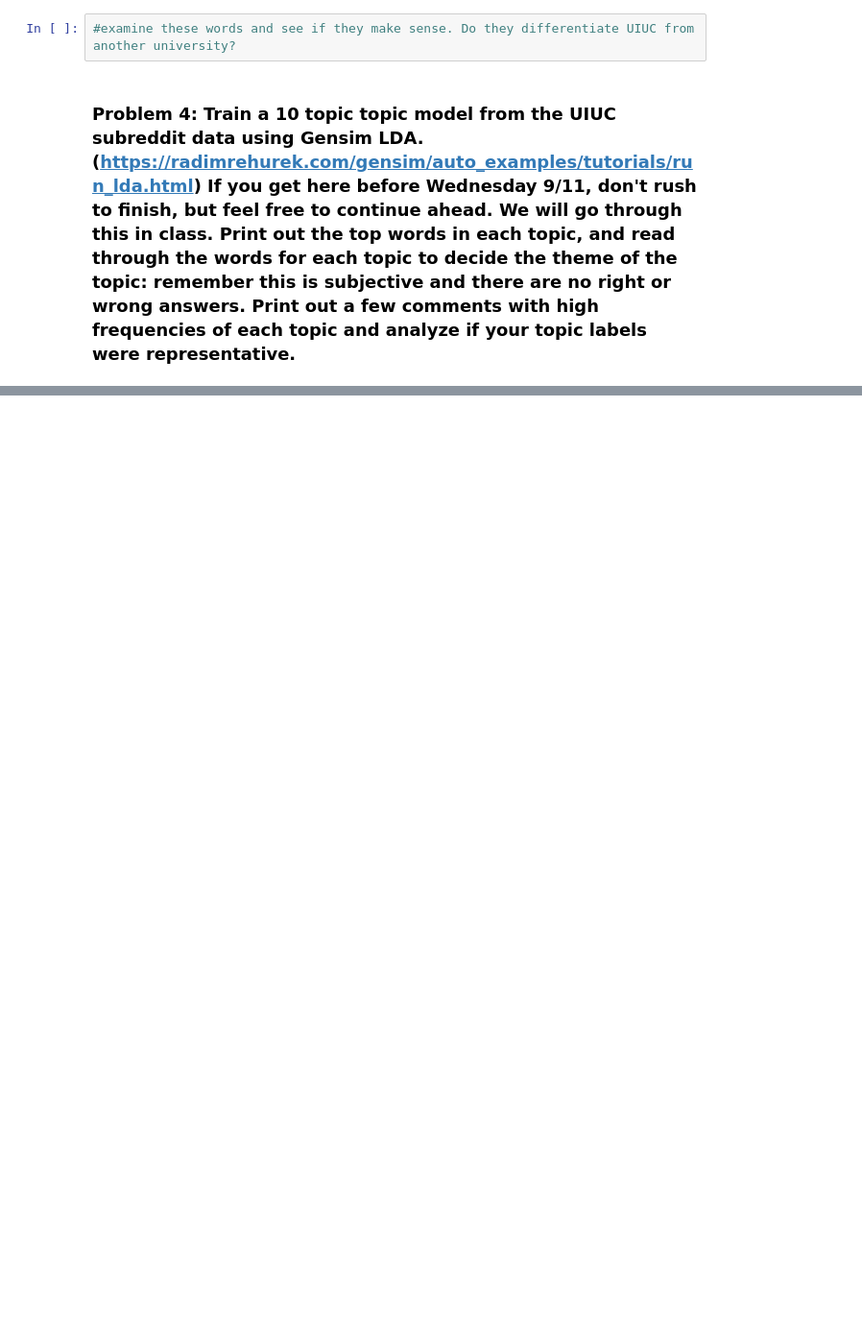
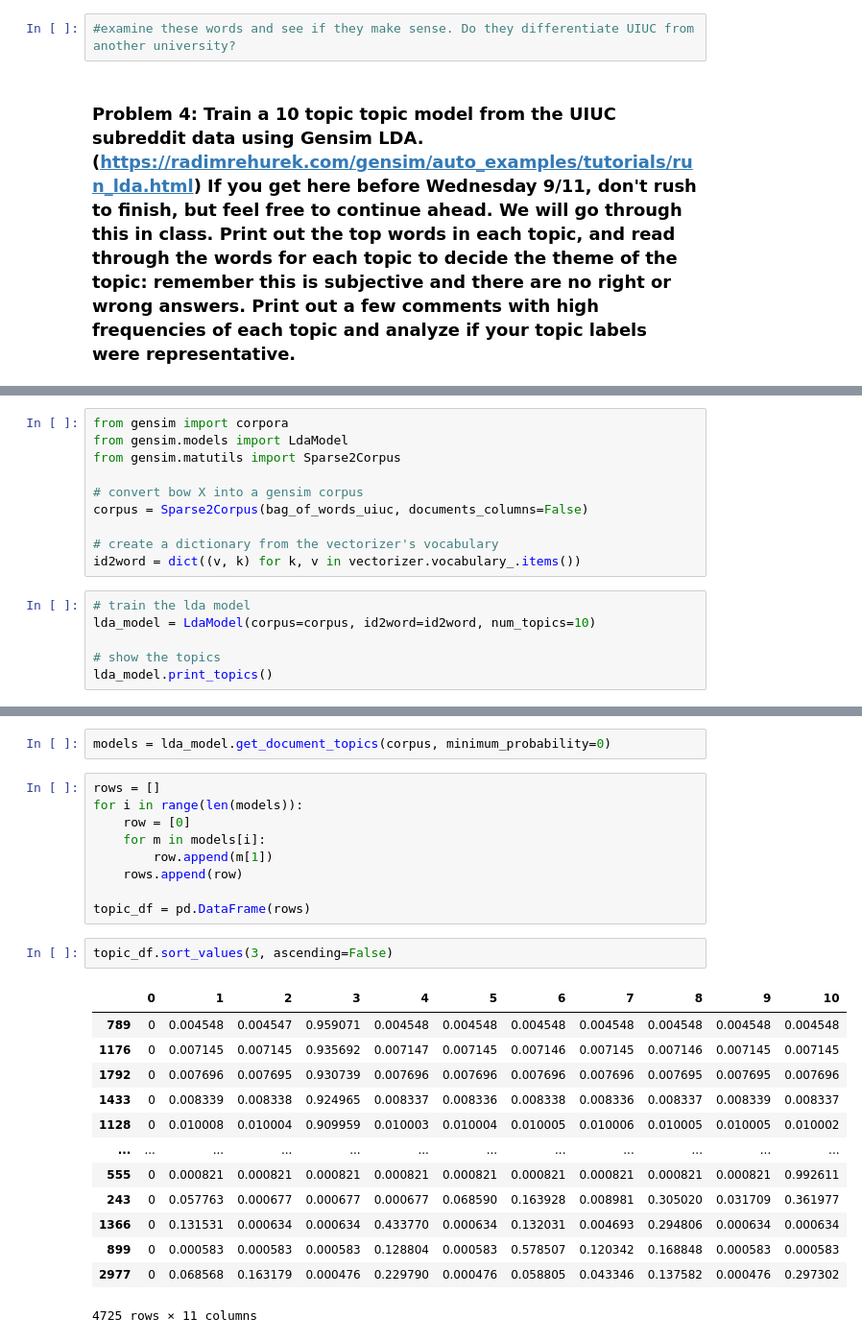
Before and after one commit to saysay2/project1-counting-words, a Jupyter notebook: project1.ipynb, the cells around one changed output, grey strips where cells are left out. Shown at 96% size. Saved outputs shown, nothing was run; the diff lists cells and outputs as text; blank space fills up the shorter version.

```diff
--- a/project1.ipynb
+++ b/project1.ipynb
@@ -583,0 +599,16 @@ top_10_positive
+# %%
+from gensim import corpora
+from gensim.models import LdaModel
+from gensim.matutils import Sparse2Corpus
+
+# convert bow X into a gensim corpus
+corpus = Sparse2Corpus(bag_of_words_uiuc, documents_columns=False)
+
+# create a dictionary from the vectorizer's vocabulary
+id2word = dict((v, k) for k, v in vectorizer.vocabulary_.items())
+# %%
+# train the lda model
+lda_model = LdaModel(corpus=corpus, id2word=id2word, num_topics=10)
+
+# show the topics
+lda_model.print_topics()
@@ -583,0 +647,27 @@ top_10_positive
+# %%
+models = lda_model.get_document_topics(corpus, minimum_probability=0)
+# %%
+rows = []
+for i in range(len(models)):
+    row = [0]
+    for m in models[i]:
+        row.append(m[1])
+    rows.append(row)
+
+topic_df = pd.DataFrame(rows)
+# %%
+topic_df.sort_values(3, ascending=False)
+# %% [output]
+|  | 0 | 1 | 2 | 3 | 4 | 5 | 6 | 7 | 8 | 9 | 10 |
+| 789 | 0 | 0.004548 | 0.004547 | 0.959071 | 0.004548 | 0.004548 | 0.004548 | 0.004548 | 0.004548 | 0.004548 | 0.004548 |
+| 1176 | 0 | 0.007145 | 0.007145 | 0.935692 | 0.007147 | 0.007145 | 0.007146 | 0.007145 | 0.007146 | 0.007145 | 0.007145 |
+| 1792 | 0 | 0.007696 | 0.007695 | 0.930739 | 0.007696 | 0.007696 | 0.007696 | 0.007696 | 0.007695 | 0.007695 | 0.007696 |
+| 1433 | 0 | 0.008339 | 0.008338 | 0.924965 | 0.008337 | 0.008336 | 0.008338 | 0.008336 | 0.008337 | 0.008339 | 0.008337 |
+| 1128 | 0 | 0.010008 | 0.010004 | 0.909959 | 0.010003 | 0.010004 | 0.010005 | 0.010006 | 0.010005 | 0.010005 | 0.010002 |
+| ... | ... | ... | ... | ... | ... | ... | ... | ... | ... | ... | ... |
+| 555 | 0 | 0.000821 | 0.000821 | 0.000821 | 0.000821 | 0.000821 | 0.000821 | 0.000821 | 0.000821 | 0.000821 | 0.992611 |
+| 243 | 0 | 0.057763 | 0.000677 | 0.000677 | 0.000677 | 0.068590 | 0.163928 | 0.008981 | 0.305020 | 0.031709 | 0.361977 |
+| 1366 | 0 | 0.131531 | 0.000634 | 0.000634 | 0.433770 | 0.000634 | 0.132031 | 0.004693 | 0.294806 | 0.000634 | 0.000634 |
+| 899 | 0 | 0.000583 | 0.000583 | 0.000583 | 0.128804 | 0.000583 | 0.578507 | 0.120342 | 0.168848 | 0.000583 | 0.000583 |
+| 2977 | 0 | 0.068568 | 0.163179 | 0.000476 | 0.229790 | 0.000476 | 0.058805 | 0.043346 | 0.137582 | 0.000476 | 0.297302 |
+4725 rows × 11 columns
```
Also changed, not shown: parts of 24 cells of this notebook.
